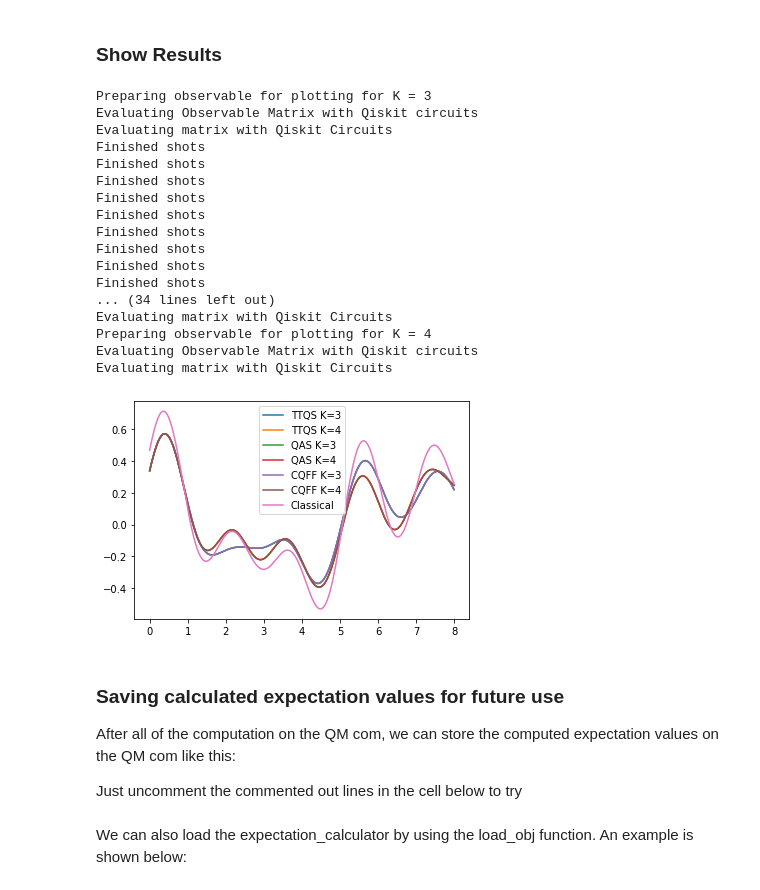
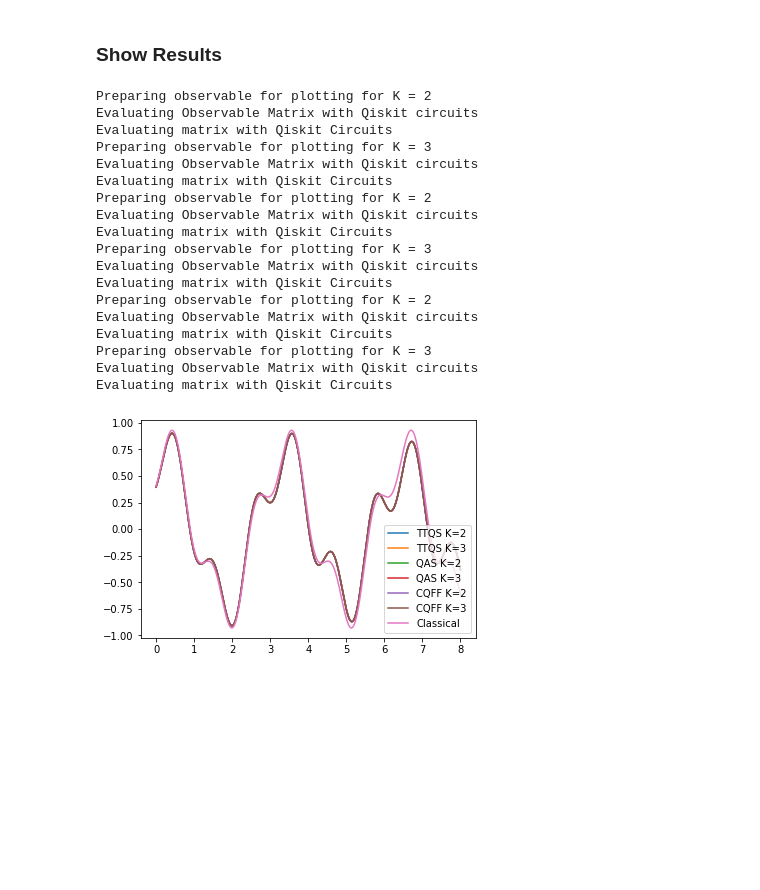
Before and after one commit to tmog123/Quantum_Assisted, a Jupyter notebook: Tutorial on how to use (Start here).ipynb, the cells around one changed output. Saved outputs shown, nothing was run; the diff lists cells and outputs as text; code cells hidden in the pictures; blank space fills up the shorter version.

```diff
--- a/Tutorial on how to use (Start here).ipynb
+++ b/Tutorial on how to use (Start here).ipynb
@@ -25,8 +25,8 @@ warnings.filterwarnings("ignore", category=DeprecationWarning)
 # %% [markdown]
 ### Set parameters for the evaluation
 # %%
-uptowhatK = 4
-num_qubits = 3
+uptowhatK = 3
+num_qubits = 2
 endtime = 8
 num_steps = 1001
 # %% [markdown]
@@ -37,8 +37,8 @@ This initial state is basically $|\psi>$ in Definition 1 in https://arxiv.org/ab
 #create initial state
 initial_state = acp.Initialstate(num_qubits, "efficient_SU2", 123, 5)
 #define Hamiltonian
-hamiltonian = hcp.transverse_ising_model_1d(num_qubits)
-# hamiltonian = hcp.heisenberg_xyz_model(num_qubits)
+# hamiltonian = hcp.transverse_ising_model_1d(num_qubits)
+hamiltonian = hcp.heisenberg_xyz_model(num_qubits)
 
 #We can define arbitrary Hamiltonians
 #EXAMPLE: If we have a 4 qubit system and I want to implement the hamiltonian H = 0.6*(XXII) + 0.4*(XZIY), the hamiltonian will be generated with this:
@@ -64,15 +64,19 @@ num_shots = 8192 #max is 8192
 
 quantum_computer_choice_results = qhf.choose_quantum_computer(hub, group, project, quantum_com)
 
+'''Below part is how you might want to create an artificial noise model/quantum computer'''
+#Define coupling map
+#coupling_map = [[0,1],[1,2],[2,3],[3,4]]
+#quantum_computer_choice_results = qhf.create_quantum_computer_simulation(couplingmap,depolarizingnoise=True,depolarizingnoiseparameter=0.03,bitfliperror=True,bitfliperrorparameter=0.03,measerror=True,measerrorparameter=0.03)
+
+
 mitigate_meas_error = True
 meas_filter = qhf.measurement_error_mitigator(num_qubits, sim, quantum_computer_choice_results, shots = num_shots)
 
 # mitigate_meas_error = False
 # meas_filter = None
 
-#expectation calculator here is an object that has a method that takes in a paulistring object P, and returns a <psi|P|psi>.
-#This expectation calculator also stores previously calculated expectation values, so one doesn't need to compute the same expectation value twice.
-expectation_calculator = qhf.expectation_calculator(initial_state, sim, quantum_computer_choice_results, meas_error_mitigate = mitigate_meas_error, meas_filter = meas_filter)
+expectation_calculator = qhf.make_expectation_calculator(initial_state, sim, quantum_computer_choice_results, meas_error_mitigate = mitigate_meas_error, meas_filter = meas_filter)
 # %% [output]
 Calibrating POVM Matrix
 Provider backend:  qasm_simulator
@@ -355,56 +355,51 @@ cS_instance.evaluate()
 # %%
 #Observable we want to plot
 times = QAS_instance.get_times()
-observable = hcp.generate_arbitary_observable(num_qubits, [1], ["3" + (num_qubits - 1) * "0"])
+observable = hcp.generate_arbitary_observable(num_qubits, [1], ["30"])
 # %% [markdown]
 ### Show Results
 # %%
 #What Ks we want to plot
-whatK = [3,4]
+whatK = [2,3]
 
 #Here, we can either evaluate the O matrix classically, or with qiskit circuits
 
 #Plotting results for TTQS
 # plotp.QS_plotter_forobservable(num_qubits,finalresultsTTQS,times,whatK,'TTQS',observable,initial_state, evalmethod = "matrix_multiplication")
 plotp.QS_plotter_forobservable(num_qubits,finalresultsTTQS,times,whatK,'TTQS',observable,initial_state, evalmethod = "qiskit_circuits", expectation_calculator = expectation_calculator)
 
 #Plotting results for QAS
 # plotp.QS_plotter_forobservable(num_qubits,finalresultsQAS,times,whatK,'QAS',observable,initial_state, evalmethod = "matrix_multiplication")
 plotp.QS_plotter_forobservable(num_qubits,finalresultsTTQS,times,whatK,'QAS',observable,initial_state, evalmethod = "qiskit_circuits", expectation_calculator = expectation_calculator)
 
 #Plotting results for CQFF
 # plotp.QS_plotter_forobservable(num_qubits,finalresultsCQFF,times,whatK,'CQFF',observable,initial_state, evalmethod = "matrix_multiplication")
 plotp.QS_plotter_forobservable(num_qubits,finalresultsTTQS,times,whatK,'CQFF',observable,initial_state, evalmethod = "qiskit_circuits", expectation_calculator = expectation_calculator)
 
 #Plotting classical result
 observablematrix = observable.to_matrixform()
 classicalresult = cS_instance.get_expectations_observables(observablematrix)
 plotp.CS_plotter_forobservable(times,classicalresult)
 
 #Show plot
 plotp.show_plot()
 # %% [output]
+Preparing observable for plotting for K = 2
+Evaluating Observable Matrix with Qiskit circuits
+Evaluating matrix with Qiskit Circuits
 Preparing observable for plotting for K = 3
 Evaluating Observable Matrix with Qiskit circuits
 Evaluating matrix with Qiskit Circuits
-Finished shots
-Finished shots
-Finished shots
-Finished shots
-Finished shots
-Finished shots
-Finished shots
-Finished shots
-Finished shots
-... (34 lines left out)
-Evaluating matrix with Qiskit Circuits
-Preparing observable for plotting for K = 4
+Preparing observable for plotting for K = 2
 Evaluating Observable Matrix with Qiskit circuits
 Evaluating matrix with Qiskit Circuits
+Preparing observable for plotting for K = 3
+Evaluating Observable Matrix with Qiskit circuits
+Evaluating matrix with Qiskit Circuits
+Preparing observable for plotting for K = 2
+Evaluating Observable Matrix with Qiskit circuits
+Evaluating matrix with Qiskit Circuits
+Preparing observable for plotting for K = 3
+Evaluating Observable Matrix with Qiskit circuits
+Evaluating matrix with Qiskit Circuits
-[figure, old version]
+[figure, new version]
-# %% [markdown]
-### Saving calculated expectation values for future use
-
-After all of the computation on the QM com, we can store the computed expectation values on the QM com like this:
-
-Just uncomment the commented out lines in the cell below to try
@@ -434,2 +405,0 @@ def load_obj(name):
-# %% [markdown]
-We can also load the expectation_calculator by using the load_obj function. An example is shown below:
```
Also changed, not shown: parts of 5 cells of this notebook, 3 other files.
